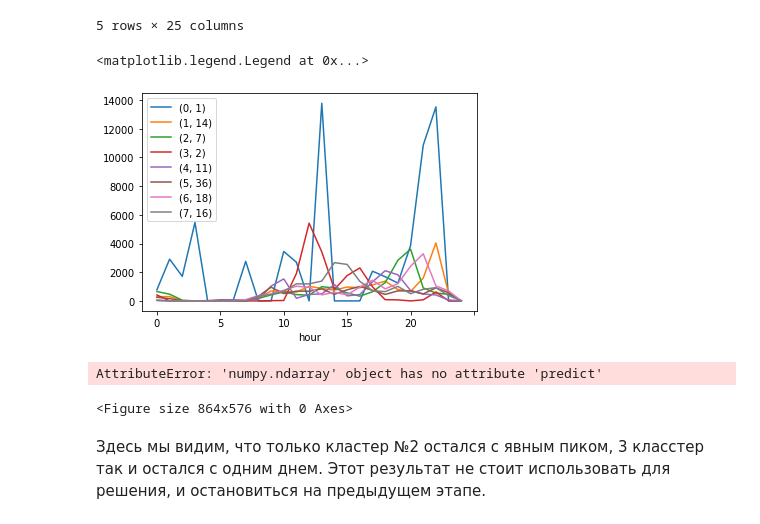
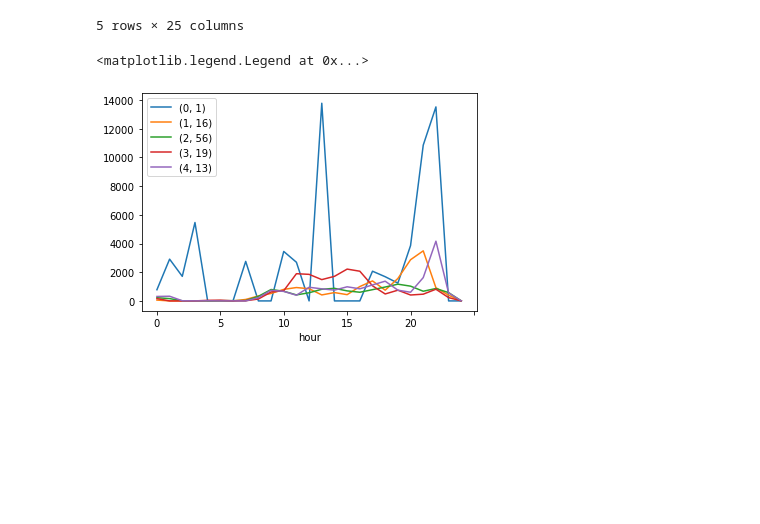
Before and after one commit to Null-ai/Machine-Lern, a Jupyter notebook: steps.ipynb, the cells around one changed output. Drawn from its saved outputs; the diff is of its cells as text; code cells hidden in the pictures; blank space fills up the shorter version.

```diff
--- a/steps.ipynb
+++ b/steps.ipynb
@@ -193,7 +169,5 @@ train_data.head()
 # %%
-
-
-kmeans = KMeans(n_clusters=8, random_state=1)
+kmeans = KMeans(n_clusters=5, random_state=1)
 numeric_cols = train_data[hour]
 kmeans.fit(numeric_cols)
 # %% [output]
@@ -215,16 +189,9 @@ train_data.head()
 | 2019-05-06 | 0.0 | 0.0 | 0.0 | 0.0 | 0.0 | 0.0 | 0.0 | 0.0 | 11.0 | 1336.0 | ... | ... |
 5 rows × 25 columns
 # %%
-for i in range(0,8):
+for i in range(0,5):
     train_data[train_data['class']== i].mean().plot(label=(i, len(train_data[train_data['class']== i])))
 plt.legend()
 # %% [output]
 <matplotlib.legend.Legend at 0x...>
-[figure, old version]
+[figure, new version]
-# %%
-res = pca.fit_transform(numeric_cols)
-plt.figure(figsize=(12,8))
-res.pred
-# %% [output]
-AttributeError: 'numpy.ndarray' object has no attribute 'predict'
-<Figure size 864x576 with 0 Axes>
@@ -254,2 +197,0 @@ PCA?
-# %% [markdown]
-Здесь мы видим, что только кластер №2 остался с явным пиком, 3 класстер так и остался с одним днем. Этот результат не стоит использовать для решения, и остановиться на предыдущем этапе.
```
Also changed, not shown: parts of 17 cells of this notebook.
